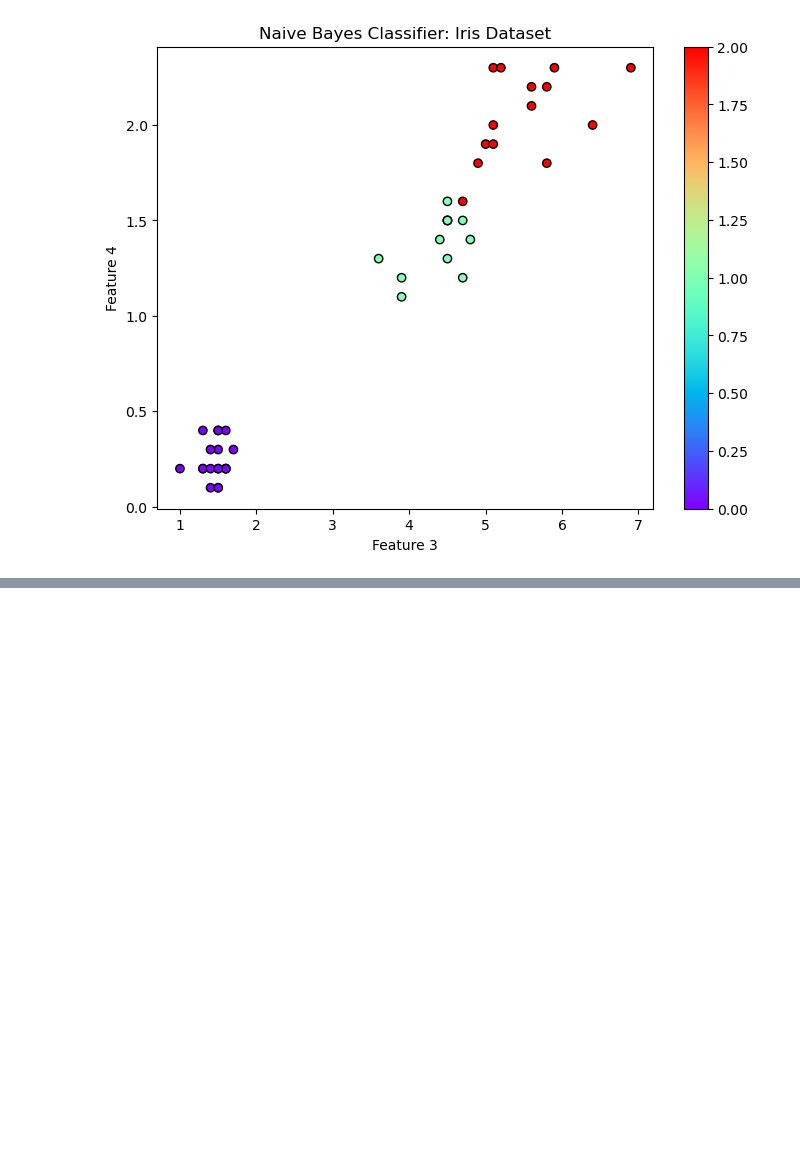
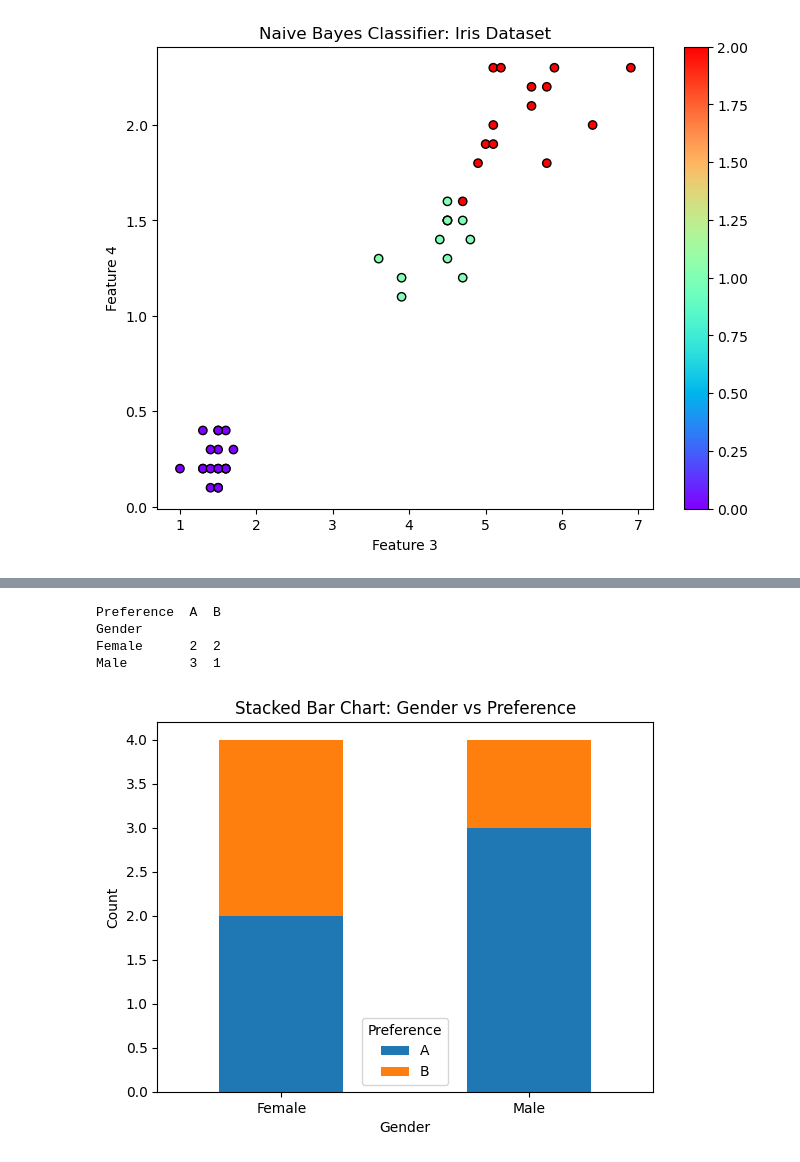
Before and after one commit to IsaraponPrasertstid/ML-code1, a Jupyter notebook: worksheet2.ipynb, the cells around one changed output, grey strips where cells are left out. Saved outputs shown, nothing was run; the diff lists cells and outputs as text; code cells hidden in the pictures; blank space fills up the shorter version.

```diff
--- a/worksheet2.ipynb
+++ b/worksheet2.ipynb
@@ -816,0 +1044,40 @@ plt.show()
+# %%
+# Create a cross-tabulation
+cross_tab = pd.crosstab(df['Gender'], df['Preference'])
+
+# Display the cross-tabulation
+print(cross_tab)
+# %% [output]
+Preference  A  B
+Gender
+Female      2  2
+Male        3  1
+# %%
+import matplotlib.pyplot as plt
+import pandas as pd
+
+# Sample data
+data = {
+    'Gender': ['Male', 'Female', 'Female', 'Male', 'Male', 'Female', 'Female', 'Male'],
+    'Preference': ['A', 'B', 'A', 'A', 'B', 'B', 'A', 'A']
+}
+
+# Create DataFrame
+df = pd.DataFrame(data)
+
+# Create a cross-tabulation of the two categorical variables
+cross_tab = pd.crosstab(df['Gender'], df['Preference'])
+
+# Plot a stacked bar chart
+cross_tab.plot(kind='bar', stacked=True)
+
+# Add labels and title
+plt.title('Stacked Bar Chart: Gender vs Preference')
+plt.xlabel('Gender')
+plt.ylabel('Count')
+plt.xticks(rotation=0)
+
+# Display the plot
+plt.show()
+# %% [output]
+[figure, added]
```
Also changed, not shown: parts of 24 cells of this notebook.
